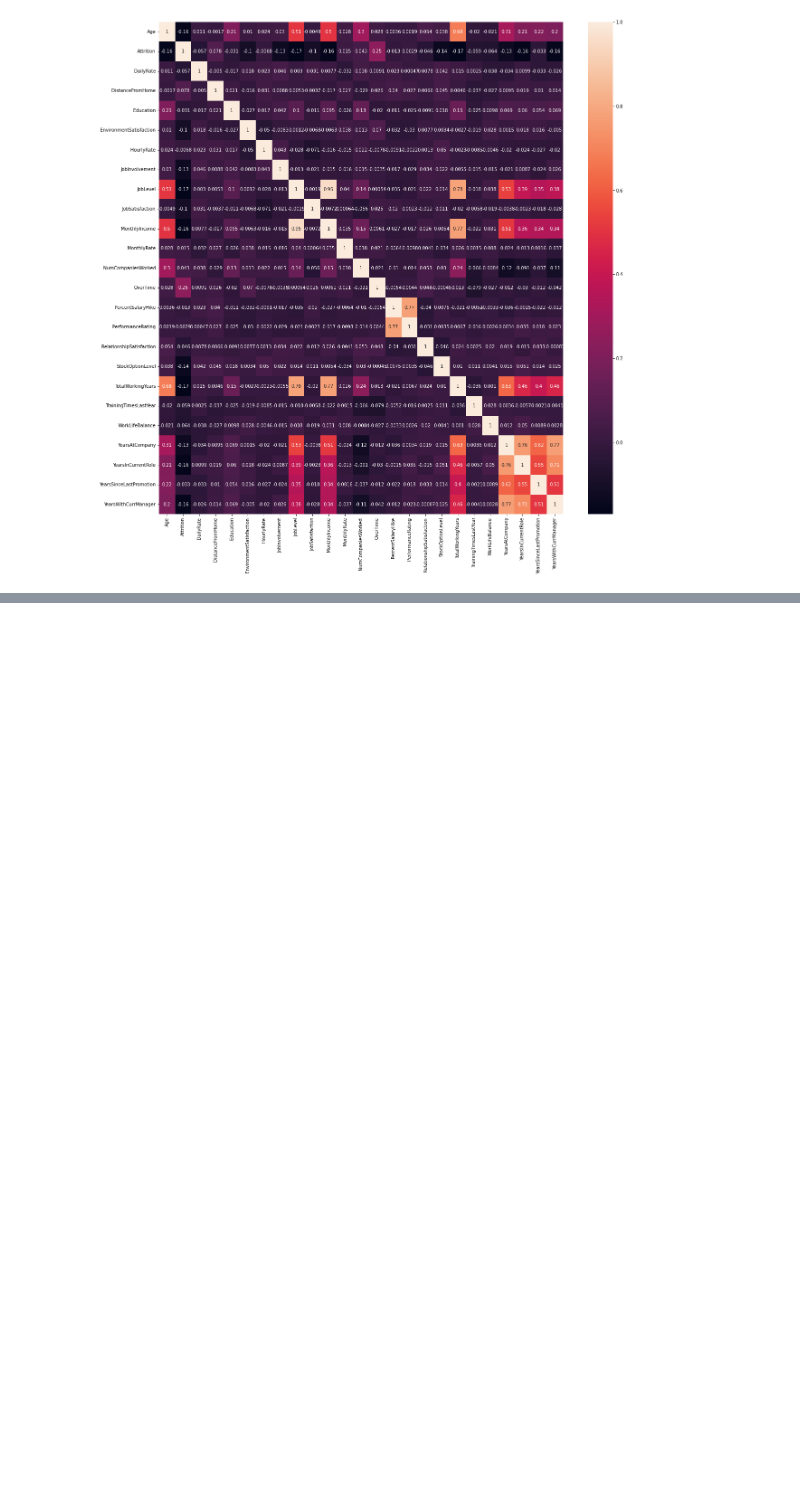
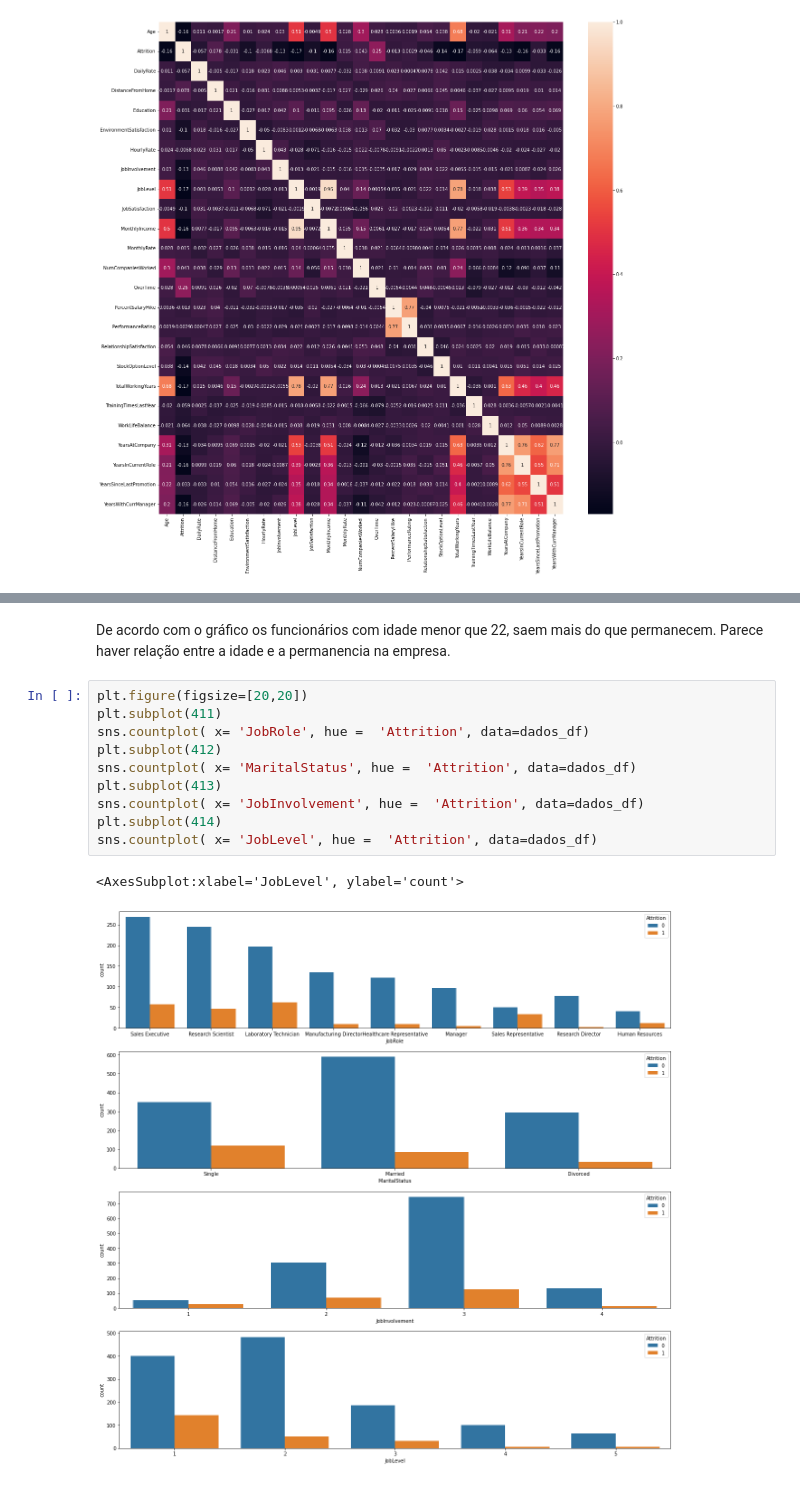
Before and after one commit to RosanaAlves/Ciencia-de-dados-em-Recursos-Humanos, a Jupyter notebook: Recursos Humanos/Python/Analise_python.ipynb, the cells around one changed output, grey strips where cells are left out. Cells and saved outputs as stored; diff of their text form; blank space fills up the shorter version.

```diff
--- a/Recursos Humanos/Python/Analise_python.ipynb
+++ b/Recursos Humanos/Python/Analise_python.ipynb
@@ -150,0 +156,16 @@ sns.heatmap(correlacao, annot= True);
+# %% [markdown]
+De acordo com o gráfico os funcionários com idade menor que 22, saem mais do que permanecem.
+Parece haver relação entre a idade e a permanencia na empresa.
+# %%
+plt.figure(figsize=[20,20])
+plt.subplot(411)
+sns.countplot( x= 'JobRole', hue =  'Attrition', data=dados_df)
+plt.subplot(412)
+sns.countplot( x= 'MaritalStatus', hue =  'Attrition', data=dados_df)
+plt.subplot(413)
+sns.countplot( x= 'JobInvolvement', hue =  'Attrition', data=dados_df)
+plt.subplot(414)
+sns.countplot( x= 'JobLevel', hue =  'Attrition', data=dados_df)
+# %% [output]
+<AxesSubplot:xlabel='JobLevel', ylabel='count'>
+[figure, added]
```
Also changed, not shown: parts of 4 cells of this notebook.
